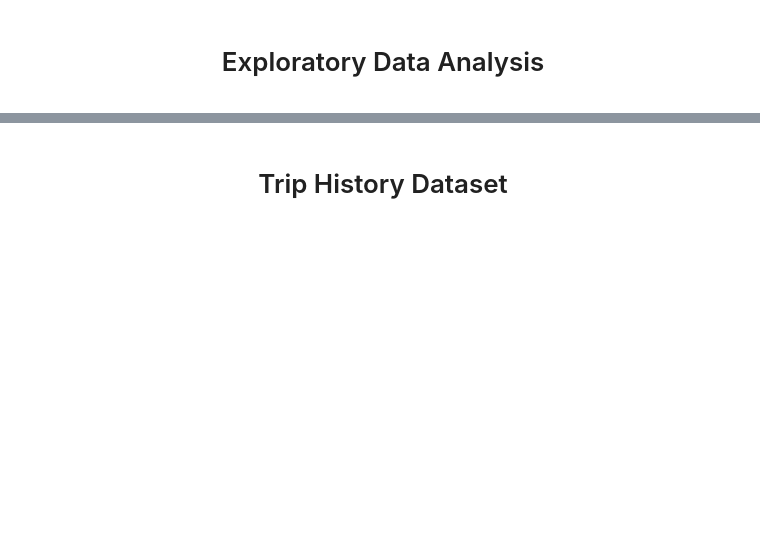
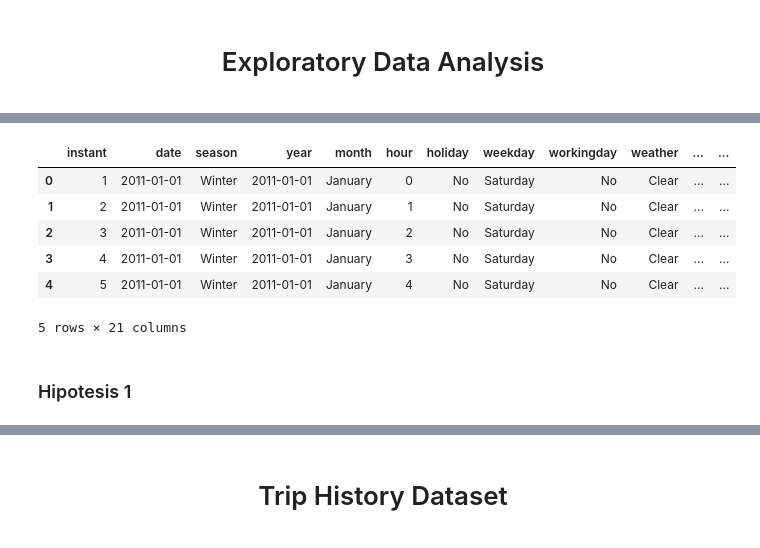
Before and after one commit to MaxLopezSalgado/capital_bike_sharing, a Jupyter notebook: eda/eda.ipynb, the cells around one changed output, grey strips where cells are left out. Saved outputs shown, nothing was run; the diff lists cells and outputs as text; code cells hidden in the pictures; blank space fills up the shorter version.

```diff
--- a/eda/eda.ipynb
+++ b/eda/eda.ipynb
@@ -26,6 +24,14 @@ ModuleNotFoundError: No module named 'folium'
 # %%
 # import bike data
-bike = pd.read_csv('../data_wrangling/bike_cleaned.csv')
+bike = pd.read_csv('/Users/maximilianolopezsalgado/data_projects/capital_bike_sharing/datasets/bike_clean.csv')
 
 # print first 5 rows
 bike.head()
+# %% [output]
+|  | instant | date | season | year | month | hour | holiday | weekday | workingday | weather | ... | ... |
+| 0 | 1 | 2011-01-01 | Winter | 2011-01-01 | January | 0 | No | Saturday | No | Clear | ... | ... |
+| 1 | 2 | 2011-01-01 | Winter | 2011-01-01 | January | 1 | No | Saturday | No | Clear | ... | ... |
+| 2 | 3 | 2011-01-01 | Winter | 2011-01-01 | January | 2 | No | Saturday | No | Clear | ... | ... |
+| 3 | 4 | 2011-01-01 | Winter | 2011-01-01 | January | 3 | No | Saturday | No | Clear | ... | ... |
+| 4 | 5 | 2011-01-01 | Winter | 2011-01-01 | January | 4 | No | Saturday | No | Clear | ... | ... |
+5 rows × 21 columns
@@ -34,3 +38,5 @@ bike.head()
+# %% [markdown]
+### Hipotesis 1
 # %%
 # Hipotesis 1: if the value of the the season column is equal to summer, then the number of bike rentals will be higher than the other seasons
 # create a pivot table to check the number of bike rentals in each season and order it in descending order
```
Also changed, not shown: parts of 67 cells of this notebook.
